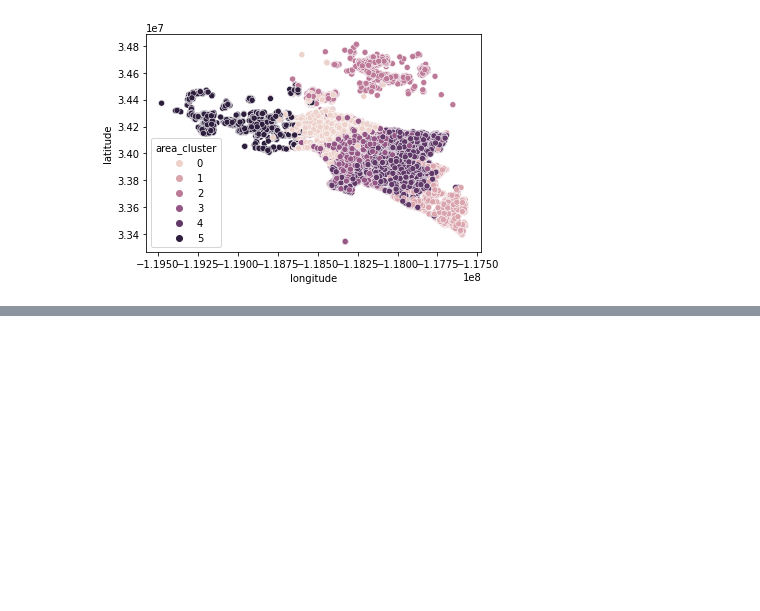
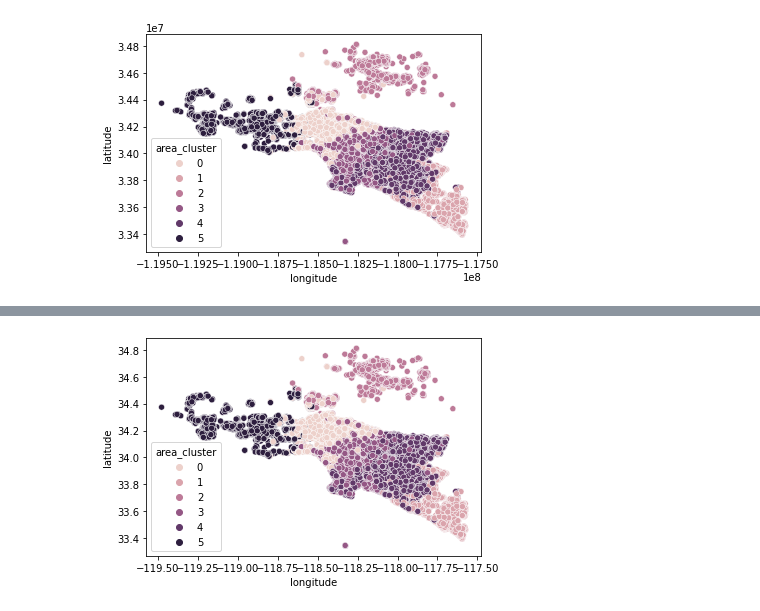
Before and after one commit to Zillow-Project-JG-DN/clustering-project-jgdn, a Jupyter notebook: jg_viz.ipynb, the cells around one changed output, grey strips where cells are left out. Drawn from its saved outputs; the diff is of its cells as text; code cells hidden in the pictures; blank space fills up the shorter version.

```diff
--- a/jg_viz.ipynb
+++ b/jg_viz.ipynb
@@ -172,3 +172,7 @@ See Full Dataframe in Mito
 | 33161 | 33161 | 12205584 | 2.0 | 3.0 | 1778.0 | 6037.0 | 33966002.0 | -118298627.0 | ... |
 | 45785 | 45785 | 12078527 | 3.0 | 4.0 | 2777.0 | 6037.0 | 34166013.0 | -118218530.0 | ... |
 | 45820 | 45820 | 14266520 | 3.0 | 4.0 | 1939.0 | 6059.0 | 33706702.0 | -117898677.0 | ... |
+# %%
+X_train.latitude = X_train.latitude/1000000
+# %%
+X_train.longitude = X_train.longitude/1000000
@@ -179,0 +259,5 @@ sns.scatterplot(data=X_train, x='longitude', y='latitude', hue='area_cluster')
+# %%
+fig = gmaps.figure()
+sns.scatterplot(data=X_train, x='longitude', y='latitude', hue='area_cluster')
+fig
+# %% [output]
@@ -179,0 +265 @@ sns.scatterplot(data=X_train, x='longitude', y='latitude', hue='area_cluster')
+[figure, added]
```
Also changed, not shown: parts of 17 cells of this notebook.
